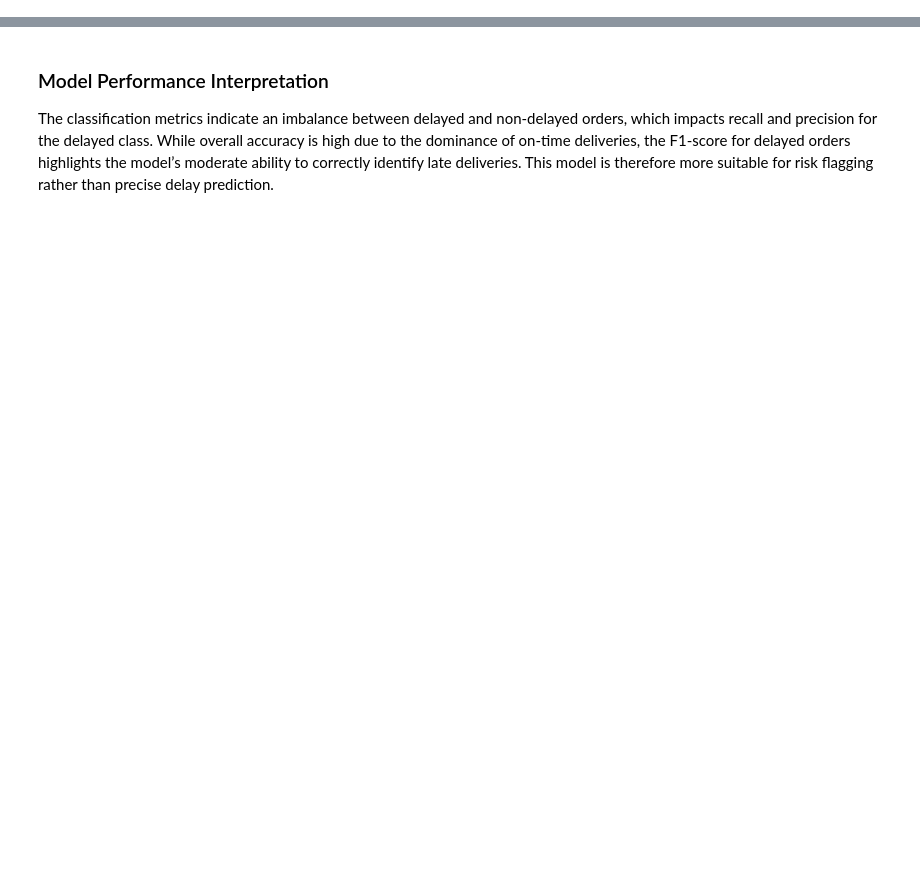
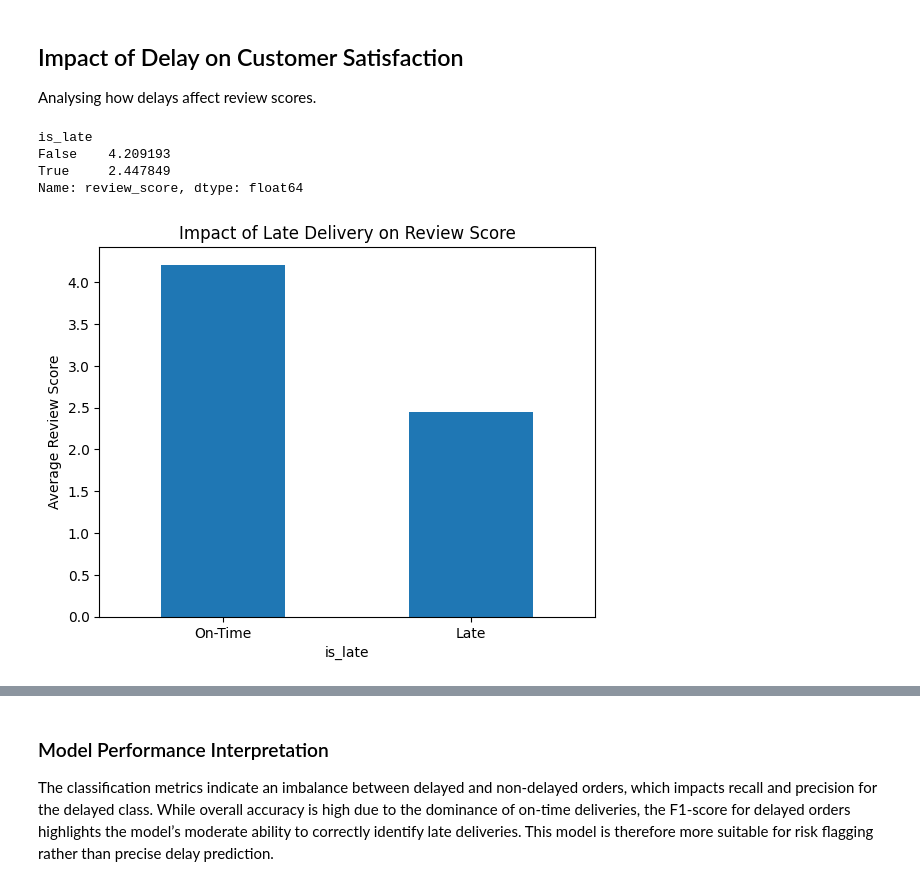
Before and after one commit to Anshika15P/Olist-Delivery-Performance-Customer-Satisfaction-Optimization, a Jupyter notebook: e-commerce delivery performance.ipynb, the cells around one changed output, grey strips where cells are left out. Drawn from its saved outputs; the diff is of its cells as text; code cells hidden in the pictures; blank space fills up the shorter version.

```diff
--- a/e-commerce delivery performance.ipynb
+++ b/e-commerce delivery performance.ipynb
@@ -492,0 +195,18 @@ LogisticRegression(max_iter=1000)
+# %% [markdown]
+##  Impact of Delay on Customer Satisfaction
+Analysing how delays affect review scores.
+# %%
+impact = df.groupby("is_late")["review_score"].mean()
+print(impact)
+
+impact.plot(kind="bar")
+plt.title("Impact of Late Delivery on Review Score")
+plt.ylabel("Average Review Score")
+plt.xticks([0,1], ["On-Time", "Late"], rotation=0)
+plt.show()
+# %% [output]
+is_late
+False    4.209193
+True     2.447849
+Name: review_score, dtype: float64
+[figure, added]
```
Also changed, not shown: parts of 117 cells of this notebook, 5 other files.
